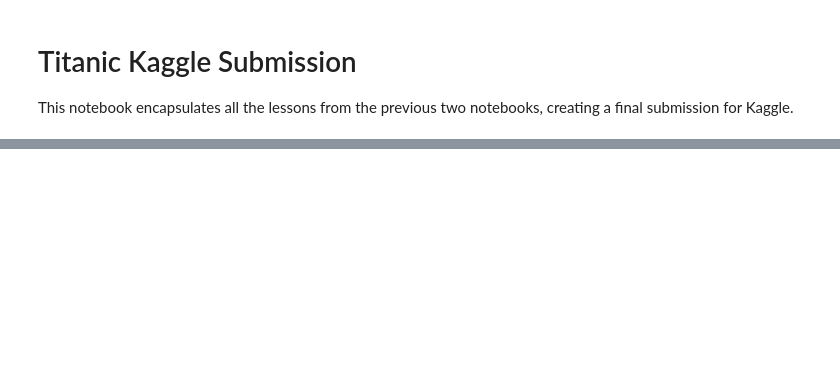
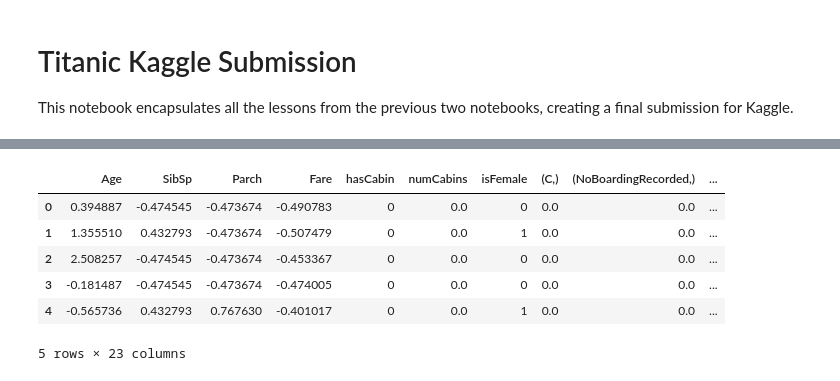
Before and after one commit to mcachosoblechero/Classic-ML-Datasets, a Jupyter notebook: Titanic/exploration/3_titanic_submission.ipynb, the cells around one changed output, grey strips where cells are left out. Drawn from its saved outputs; the diff is of its cells as text; code cells hidden in the pictures; blank space fills up the shorter version.

```diff
--- a/Titanic/exploration/3_titanic_submission.ipynb
+++ b/Titanic/exploration/3_titanic_submission.ipynb
@@ -56,0 +79,58 @@ train_data.head(5)
+# %%
+# Extract relevant features
+train_data = preprocessing_tools.titanic_feature_extraction(train_data)
+test_data = preprocessing_tools.titanic_feature_extraction(test_data)
+
+# Fill NA from Embarked
+train_data['Embarked'] = train_data.Embarked.fillna('NoBoardingRecorded')
+test_data['Embarked'] = test_data.Embarked.fillna('NoBoardingRecorded')
+
+# OneHotEncode Categories
+cat_encoder = OneHotEncoder()
+cat_features = ['Embarked', 'cabinLetter', 'Pclass']
+all_train_df = [train_data]
+all_test_df = [test_data]
+# Perform OneHotEncoder for each feature
+for cat in cat_features:
+    # Perform transformation first with train data
+    cat_x = cat_encoder.fit_transform(train_data[[cat]])
+    all_train_df.append(pd.DataFrame(
+        cat_x.toarray(),
+        columns=cat_encoder.categories_,
+        index=train_data.index))
+
+    # Perform the same with test data, only transform
+    cat_x = cat_encoder.transform(test_data[[cat]])
+    all_test_df.append(pd.DataFrame(
+        cat_x.toarray(),
+        columns=cat_encoder.categories_,
+        index=test_data.index))
+
+
+# Concatenate OneHotEncoder results
+train_data = pd.concat(all_train_df, axis=1)
+test_data = pd.concat(all_test_df, axis=1)
+
+# Input missing values of age as the median
+median_imputer = SimpleImputer(strategy='median')
+train_data['Age'] = median_imputer.fit_transform(train_data[['Age']])
+test_data['Age'] = median_imputer.transform(test_data[['Age']])
+
+# Standardise the numerical values
+num_scaler = StandardScaler()
+num_features = ['Age', 'Fare', 'SibSp', 'Parch']
+train_data[num_features] = num_scaler.fit_transform(train_data[num_features])
+test_data[num_features] = num_scaler.transform(test_data[num_features])
+
+# Drop columns not used for prediction
+clean_train_data = train_data.drop(['PassengerId', 'Name', 'Sex', 'Pclass', 'Ticket', 'Cabin', 'Embarked', 'cabinLetter'], axis=1)
+clean_test_data = test_data.drop(['PassengerId', 'Name', 'Sex', 'Pclass', 'Ticket', 'Cabin', 'Embarked', 'cabinLetter'], axis=1)
+clean_test_data.head()
+# %% [output]
+|  | Age | SibSp | Parch | Fare | hasCabin | numCabins | isFemale | (C,) | (NoBoardingRecorded,) | ... |
+| 0 | 0.394887 | -0.474545 | -0.473674 | -0.490783 | 0 | 0.0 | 0 | 0.0 | 0.0 | ... |
+| 1 | 1.355510 | 0.432793 | -0.473674 | -0.507479 | 0 | 0.0 | 1 | 0.0 | 0.0 | ... |
+| 2 | 2.508257 | -0.474545 | -0.473674 | -0.453367 | 0 | 0.0 | 0 | 0.0 | 0.0 | ... |
+| 3 | -0.181487 | -0.474545 | -0.473674 | -0.474005 | 0 | 0.0 | 0 | 0.0 | 0.0 | ... |
+| 4 | -0.565736 | 0.432793 | 0.767630 | -0.401017 | 0 | 0.0 | 1 | 0.0 | 0.0 | ... |
+5 rows × 23 columns
```
Also changed, not shown: parts of 8 cells of this notebook.
